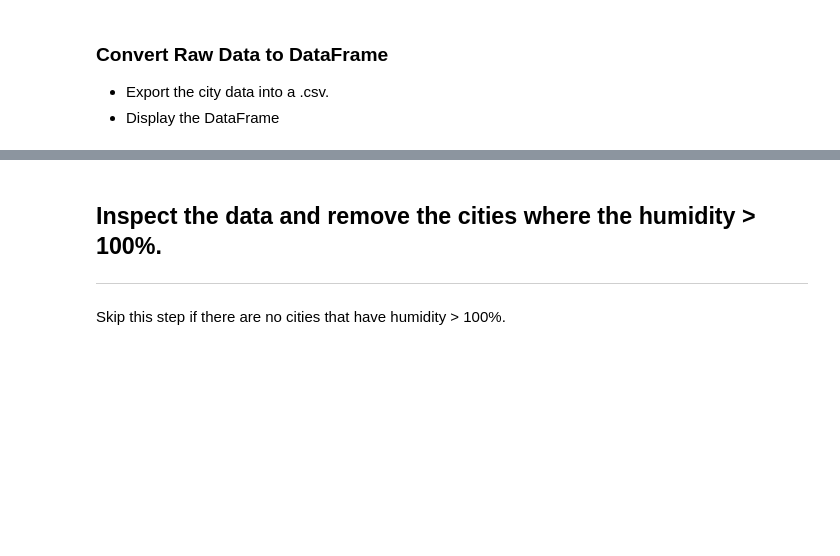
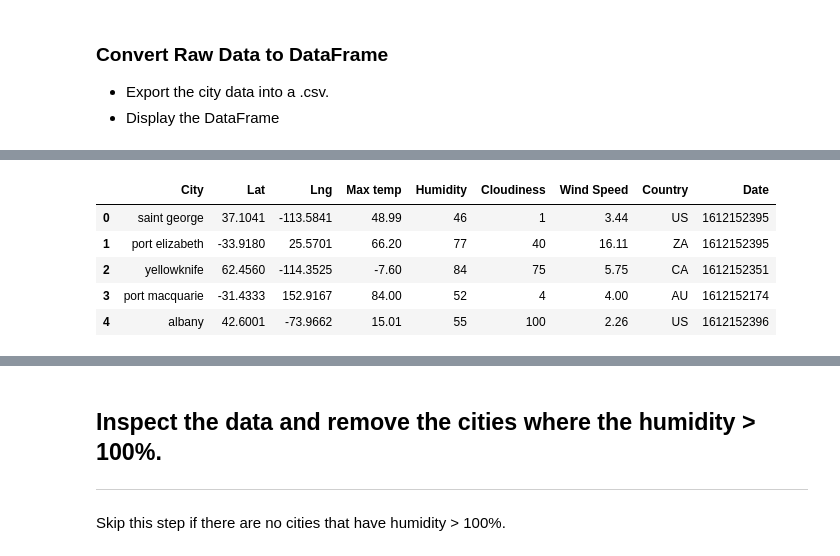
Before and after one commit to khartmann5/python-api-challenge, a Jupyter notebook: WeatherPy/WeatherPy.ipynb, the cells around one changed output, grey strips where cells are left out. Saved outputs shown, nothing was run; the diff lists cells and outputs as text; code cells hidden in the pictures; blank space fills up the shorter version.

```diff
--- a/WeatherPy/WeatherPy.ipynb
+++ b/WeatherPy/WeatherPy.ipynb
@@ -122,0 +132,13 @@ For city number 602: ust-maya
+# %%
+# Create a DataFrame from the raw data and export to csv
+weather_df = pd.DataFrame({"City":existing_city,"Lat":lat,"Lng":lng,"Max temp":max_temp,"Humidity":humidity,\
+                           "Cloudiness":cloudiness,"Wind Speed":wind_speed,"Country":country,"Date":date})
+weather_df.to_csv("output_data/Weatherpy.csv")
+weather_df.head()
+# %% [output]
+|  | City | Lat | Lng | Max temp | Humidity | Cloudiness | Wind Speed | Country | Date |
+| 0 | saint george | 37.1041 | -113.5841 | 48.99 | 46 | 1 | 3.44 | US | 1612152395 |
+| 1 | port elizabeth | -33.9180 | 25.5701 | 66.20 | 77 | 40 | 16.11 | ZA | 1612152395 |
+| 2 | yellowknife | 62.4560 | -114.3525 | -7.60 | 84 | 75 | 5.75 | CA | 1612152351 |
+| 3 | port macquarie | -31.4333 | 152.9167 | 84.00 | 52 | 4 | 4.00 | AU | 1612152174 |
+| 4 | albany | 42.6001 | -73.9662 | 15.01 | 55 | 100 | 2.26 | US | 1612152396 |
```
Also changed, not shown: parts of 4 cells of this notebook, 1 other file.
